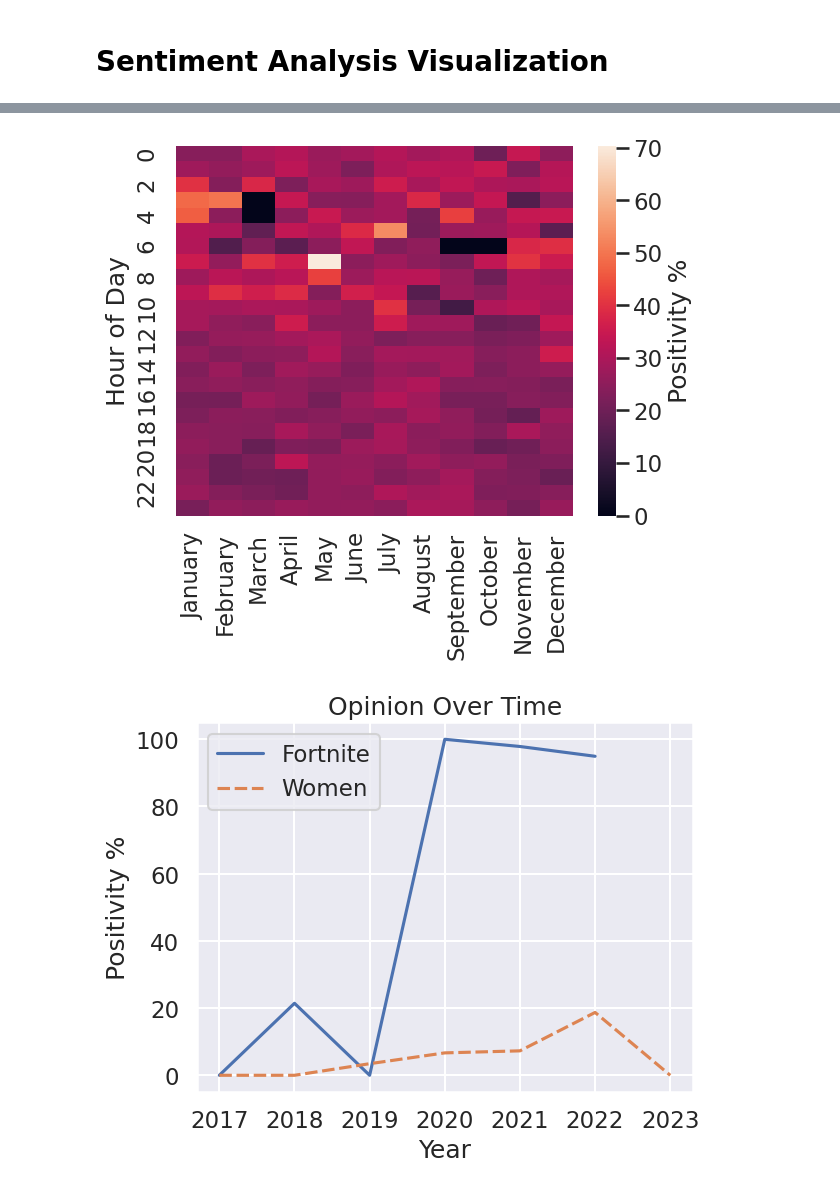
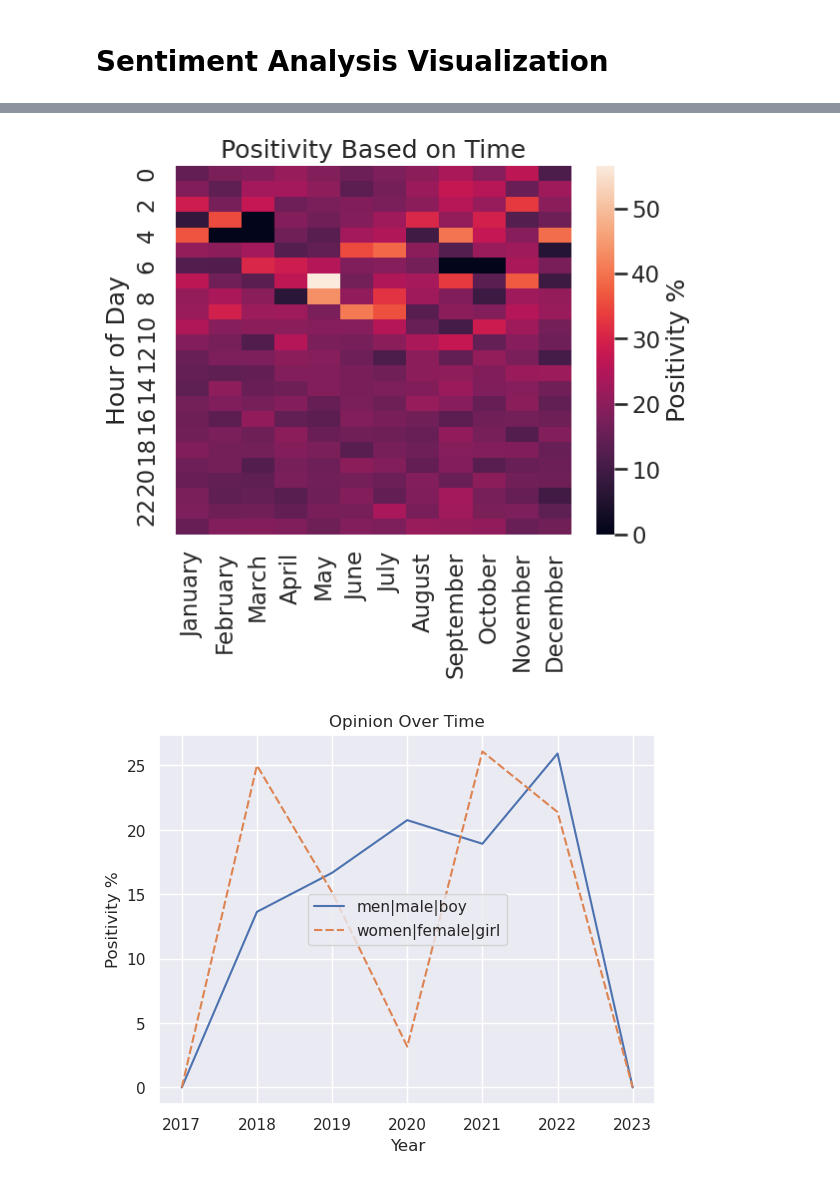
Before and after one commit to codekisser/discord-data-analyzer, a Jupyter notebook: analyzer.ipynb, the cells around one changed output, grey strips where cells are left out. Saved outputs shown, nothing was run; the diff lists cells and outputs as text; code cells hidden in the pictures.

```diff
--- a/analyzer.ipynb
+++ b/analyzer.ipynb
@@ -43,8 +16,12 @@ device = torch.device('cuda' if torch.cuda.is_available() else 'cpu')
 assert(device.type == 'cuda')
 # %%
 # @title Timezone
+
 import pandas as pd
-TimeZone = "US/Eastern" #@param {type:"string"}
+
+pd.set_option('display.max_colwidth', None)
+
+TimeZone = "US/Pacific" #@param {type:"string"}
 date = pd.Timestamp.now(tz=TimeZone)
 print("See if your timezone is correct: ", date)
 # %% [output]
@@ -494,7 +468,7 @@ import matplotlib.pyplot as plt
 import numpy as np
 
 def sentiment_table_to_positivity(df):
-  counts = df[df["Sentiment"] != "neutral"]["Sentiment"].value_counts()
+  counts = df[df['Emotion'] != 'neutral']["Sentiment"].value_counts()
   percentages = 100 * counts / counts.sum()
   pos = percentages.get("positive", default=0)
   return pos
@@ -544,22 +518,27 @@ for label in week_ax.get_xticklabels(which='major'):
 # %%
 # @title Positivity Heatmap By Hour vs Month
 
 def get_positivity_for_month_by_hour(df, m):
   filtered_rows = df[df['Timestamp'].dt.month == m]
   return group_and_transform_data(filtered_rows, filtered_rows['Timestamp'].dt.hour, sentiment_table_to_positivity).to_numpy()[:, 0]
 
 month_vs_hour_count = {
     calendar.month_name[m]: get_positivity_for_month_by_hour(df, m) for m in range(1, 13)
 }
 month_vs_hour_count = pd.DataFrame(month_vs_hour_count)
 ax = sns.heatmap(data=month_vs_hour_count, cbar_kws={'label': 'Positivity %'});
-ax.set(ylabel="Hour of Day");
+ax.set(title="Positivity Based on Time", ylabel="Hour of Day");
 # %% [output]
-[figure, old version]
+[figure, new version]
 # %%
 # @title Compare positivity over time between search terms
 
-CommaSeparatedKeywords = "Fortnite, Women" #@param {type:"string"}
+# Here are some presets:
+# Gender: "m[ae]n|male|boy|him|his|he, wom[ae]n|female|girl|hers?|she, person|people|the[ym]"
+# Race: "Black|African, White, Indian, Asian|Chinese|Japanese|Mongolian|中国人？|日本人？, etc etc
+# Insert your own slurs.
+
+CommaSeparatedKeywords = "men|male|boy, women|female|girl" #@param {type:"string"}
 MakeAnonymous = False #@param {type:"boolean"}
 Granularity = "Yearly" #@param ["Monthly", "Yearly"]
 
@@ -588,4 +567,4 @@ if Granularity == "Monthly":
 else:
   ax.set_xticks(keyword_sentiments.index)
 # %% [output]
-[figure, old version]
+[figure, new version]
```
Also changed, not shown: parts of 15 cells of this notebook, 6 other files.
